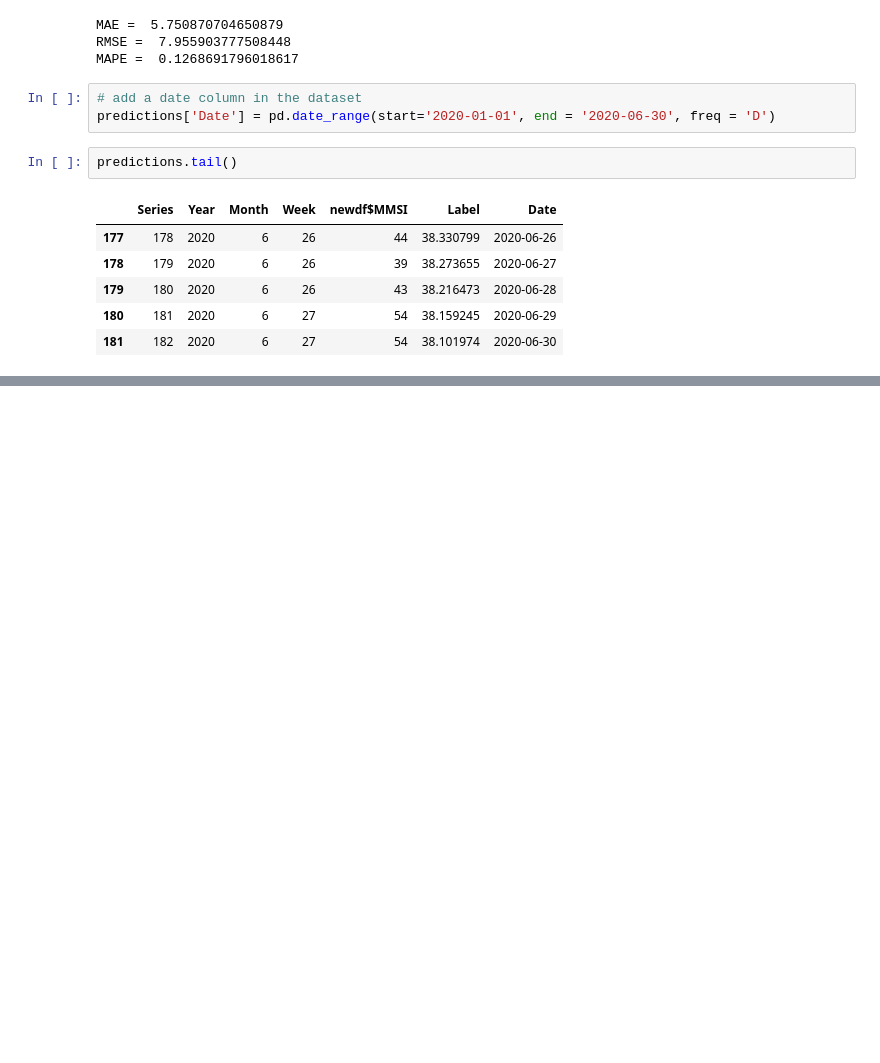
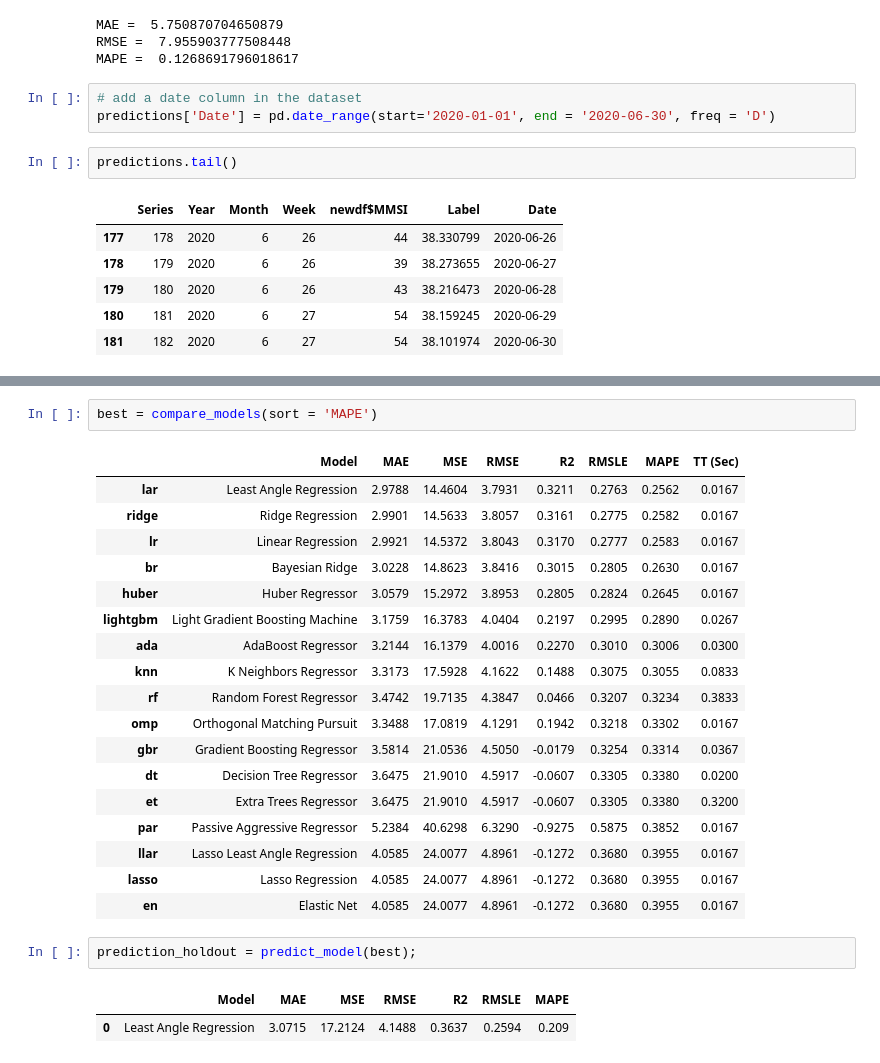
Before and after one commit to abhisekdey12/python_codes, a Jupyter notebook: Capstone.ipynb, the cells around one changed output, grey strips where cells are left out. Cells and saved outputs as stored; diff of their text form; blank space fills up the shorter version.

```diff
--- a/Capstone.ipynb
+++ b/Capstone.ipynb
@@ -204,0 +284,26 @@ files.download('output.csv')
+# %%
+best = compare_models(sort = 'MAPE')
+# %% [output]
+|  | Model | MAE | MSE | RMSE | R2 | RMSLE | MAPE | TT (Sec) |
+| lar | Least Angle Regression | 2.9788 | 14.4604 | 3.7931 | 0.3211 | 0.2763 | 0.2562 | 0.0167 |
+| ridge | Ridge Regression | 2.9901 | 14.5633 | 3.8057 | 0.3161 | 0.2775 | 0.2582 | 0.0167 |
+| lr | Linear Regression | 2.9921 | 14.5372 | 3.8043 | 0.3170 | 0.2777 | 0.2583 | 0.0167 |
+| br | Bayesian Ridge | 3.0228 | 14.8623 | 3.8416 | 0.3015 | 0.2805 | 0.2630 | 0.0167 |
+| huber | Huber Regressor | 3.0579 | 15.2972 | 3.8953 | 0.2805 | 0.2824 | 0.2645 | 0.0167 |
+| lightgbm | Light Gradient Boosting Machine | 3.1759 | 16.3783 | 4.0404 | 0.2197 | 0.2995 | 0.2890 | 0.0267 |
+| ada | AdaBoost Regressor | 3.2144 | 16.1379 | 4.0016 | 0.2270 | 0.3010 | 0.3006 | 0.0300 |
+| knn | K Neighbors Regressor | 3.3173 | 17.5928 | 4.1622 | 0.1488 | 0.3075 | 0.3055 | 0.0833 |
+| rf | Random Forest Regressor | 3.4742 | 19.7135 | 4.3847 | 0.0466 | 0.3207 | 0.3234 | 0.3833 |
+| omp | Orthogonal Matching Pursuit | 3.3488 | 17.0819 | 4.1291 | 0.1942 | 0.3218 | 0.3302 | 0.0167 |
+| gbr | Gradient Boosting Regressor | 3.5814 | 21.0536 | 4.5050 | -0.0179 | 0.3254 | 0.3314 | 0.0367 |
+| dt | Decision Tree Regressor | 3.6475 | 21.9010 | 4.5917 | -0.0607 | 0.3305 | 0.3380 | 0.0200 |
+| et | Extra Trees Regressor | 3.6475 | 21.9010 | 4.5917 | -0.0607 | 0.3305 | 0.3380 | 0.3200 |
+| par | Passive Aggressive Regressor | 5.2384 | 40.6298 | 6.3290 | -0.9275 | 0.5875 | 0.3852 | 0.0167 |
+| llar | Lasso Least Angle Regression | 4.0585 | 24.0077 | 4.8961 | -0.1272 | 0.3680 | 0.3955 | 0.0167 |
+| lasso | Lasso Regression | 4.0585 | 24.0077 | 4.8961 | -0.1272 | 0.3680 | 0.3955 | 0.0167 |
+| en | Elastic Net | 4.0585 | 24.0077 | 4.8961 | -0.1272 | 0.3680 | 0.3955 | 0.0167 |
+# %%
+prediction_holdout = predict_model(best);
+# %% [output]
+|  | Model | MAE | MSE | RMSE | R2 | RMSLE | MAPE |
+| 0 | Least Angle Regression | 3.0715 | 17.2124 | 4.1488 | 0.3637 | 0.2594 | 0.209 |
```
Also changed, not shown: parts of 14 cells of this notebook.
